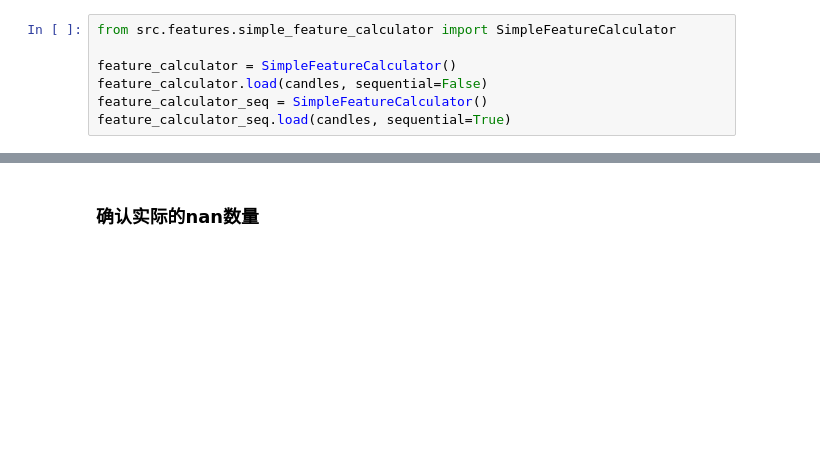
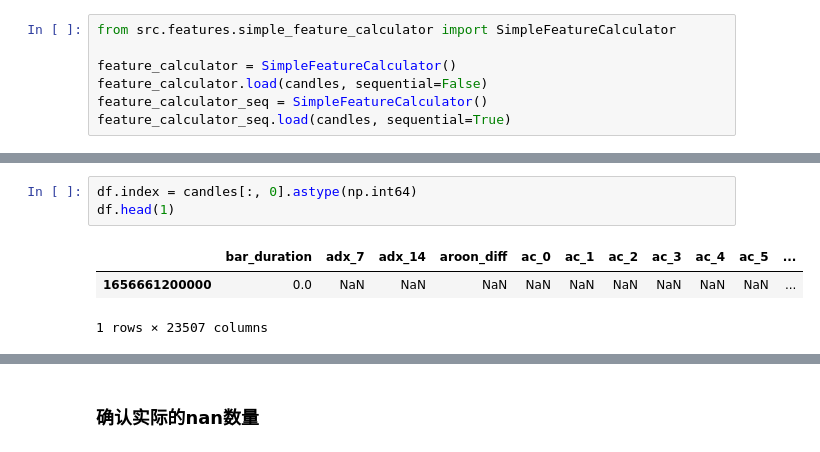
Before and after one commit to ArtiPyHeart/jesse-trade, a Jupyter notebook: 2. features.ipynb, the cells around one changed output, grey strips where cells are left out. Drawn from its saved outputs; the diff is of its cells as text; blank space fills up the shorter version.

```diff
--- a/2. features.ipynb
+++ b/2. features.ipynb
@@ -54,0 +105,7 @@ df.to_parquet("data/features.parquet")
+# %%
+df.index = candles[:, 0].astype(np.int64)
+df.head(1)
+# %% [output]
+|  | bar_duration | adx_7 | adx_14 | aroon_diff | ac_0 | ac_1 | ac_2 | ac_3 | ac_4 | ac_5 | ... |
+| 1656661200000 | 0.0 | NaN | NaN | NaN | NaN | NaN | NaN | NaN | NaN | NaN | ... |
+1 rows × 23507 columns
```
Also changed, not shown: parts of 17 cells of this notebook, 10 other files.
